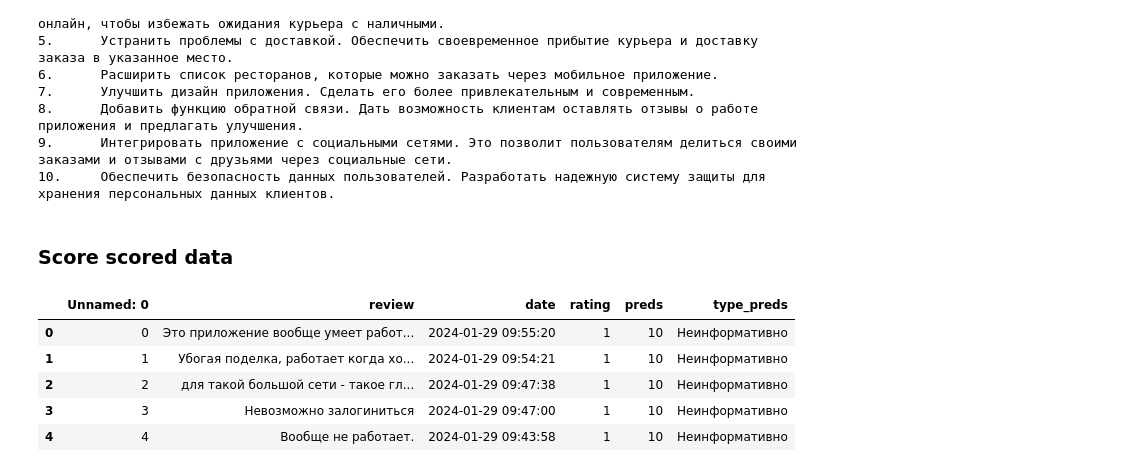
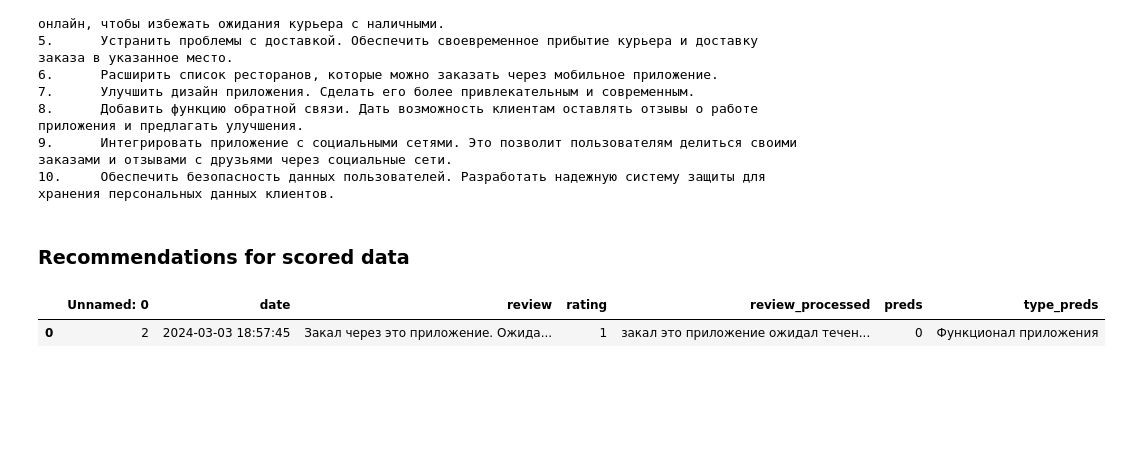
Before and after one commit to KonstantinBurkin/nlp_reviews, a Jupyter notebook: notebooks/gpt_analysis.ipynb, the cells around one changed output. Saved outputs shown, nothing was run; the diff lists cells and outputs as text; code cells hidden in the pictures; blank space fills up the shorter version.

```diff
--- a/notebooks/gpt_analysis.ipynb
+++ b/notebooks/gpt_analysis.ipynb
@@ -80,16 +79,12 @@ print(response.json()['result']['alternatives'][0]['text'])
 9.      Интегрировать приложение с социальными сетями. Это позволит пользователям делиться своими заказами и отзывами с друзьями через социальные сети.
 10.     Обеспечить безопасность данных пользователей. Разработать надежную систему защиты для хранения персональных данных клиентов.
 # %% [markdown]
-### Score scored data
+### Recommendations for scored data
 # %%
-sub_df = pd.read_csv('../data/scored.csv')
+sub_df = pd.read_csv('../data/scored/rostics.csv')
 # %%
-sub_df.head()
+sub_df.head(1)
 # %% [output]
-|  | Unnamed: 0 | review | date | rating | preds | type_preds |
-| 0 | 0 | Это приложение вообще умеет работ... | 2024-01-29 09:55:20 | 1 | 10 | Неинформативно |
-| 1 | 1 | Убогая поделка, работает когда хо... | 2024-01-29 09:54:21 | 1 | 10 | Неинформативно |
-| 2 | 2 | для такой большой сети - такое гл... | 2024-01-29 09:47:38 | 1 | 10 | Неинформативно |
-| 3 | 3 | Невозможно залогиниться | 2024-01-29 09:47:00 | 1 | 10 | Неинформативно |
-| 4 | 4 | Вообще не работает. | 2024-01-29 09:43:58 | 1 | 10 | Неинформативно |
+|  | Unnamed: 0 | date | review | rating | review_processed | preds | type_preds |
+| 0 | 2 | 2024-03-03 18:57:45 | Закал через это приложение. Ожида... | 1 | закал это приложение ожидал течен... | 0 | Функционал приложения |
 # %%
```
Also changed, not shown: parts of 8 cells of this notebook, 1 other file.
